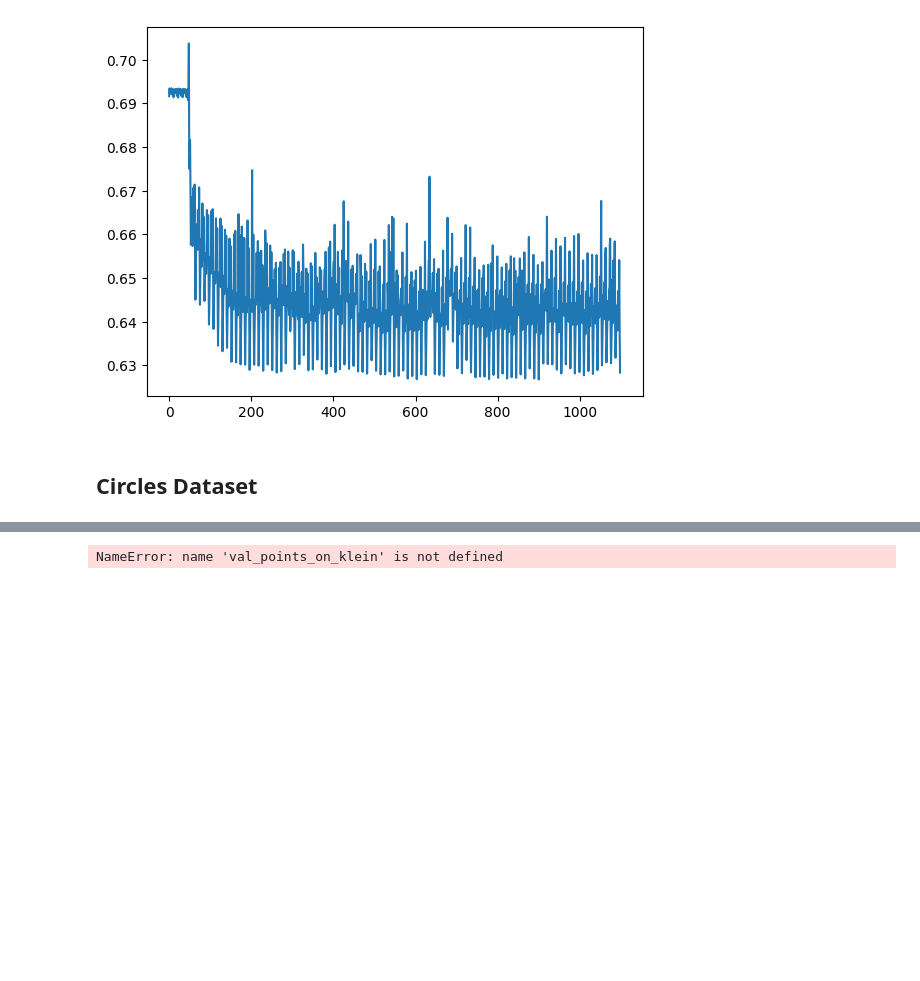
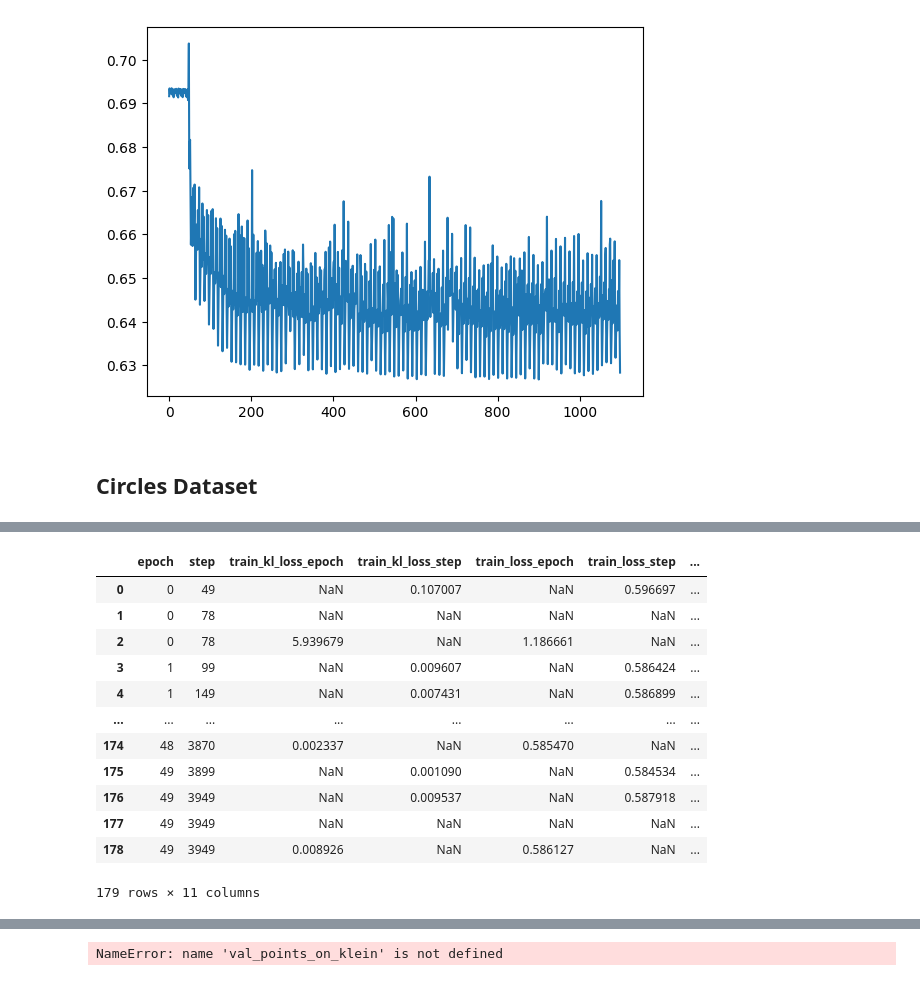
Before and after one commit to bekemax/KleinVAE, a Jupyter notebook: notebooks/klein-vae-experiments.ipynb, the cells around one changed output, grey strips where cells are left out. Drawn from its saved outputs; the diff is of its cells as text; code cells hidden in the pictures; blank space fills up the shorter version.

```diff
--- a/notebooks/klein-vae-experiments.ipynb
+++ b/notebooks/klein-vae-experiments.ipynb
@@ -322,3 +329,19 @@ HPU available: False, using: 0 HPUs
+# %%
+logs_df
+# %% [output]
+|  | epoch | step | train_kl_loss_epoch | train_kl_loss_step | train_loss_epoch | train_loss_step | ... |
+| 0 | 0 | 49 | NaN | 0.107007 | NaN | 0.596697 | ... |
+| 1 | 0 | 78 | NaN | NaN | NaN | NaN | ... |
+| 2 | 0 | 78 | 5.939679 | NaN | 1.186661 | NaN | ... |
+| 3 | 1 | 99 | NaN | 0.009607 | NaN | 0.586424 | ... |
+| 4 | 1 | 149 | NaN | 0.007431 | NaN | 0.586899 | ... |
+| ... | ... | ... | ... | ... | ... | ... | ... |
+| 174 | 48 | 3870 | 0.002337 | NaN | 0.585470 | NaN | ... |
+| 175 | 49 | 3899 | NaN | 0.001090 | NaN | 0.584534 | ... |
+| 176 | 49 | 3949 | NaN | 0.009537 | NaN | 0.587918 | ... |
+| 177 | 49 | 3949 | NaN | NaN | NaN | NaN | ... |
+| 178 | 49 | 3949 | 0.008926 | NaN | 0.586127 | NaN | ... |
+179 rows × 11 columns
 # %%
 logs_dir = trainer.logger.log_dir
 
```
Also changed, not shown: parts of 21 cells of this notebook, 12 other files.
